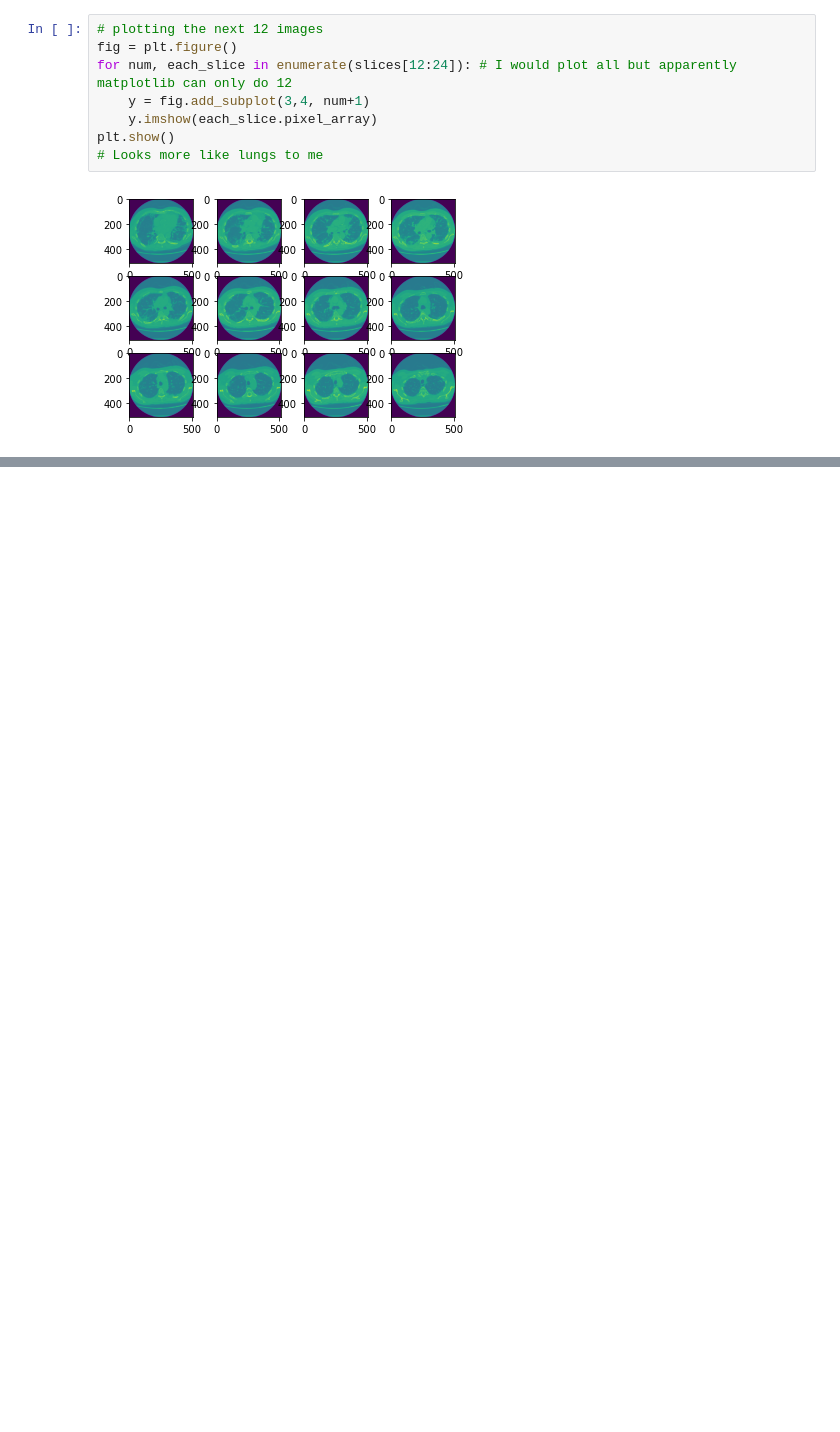
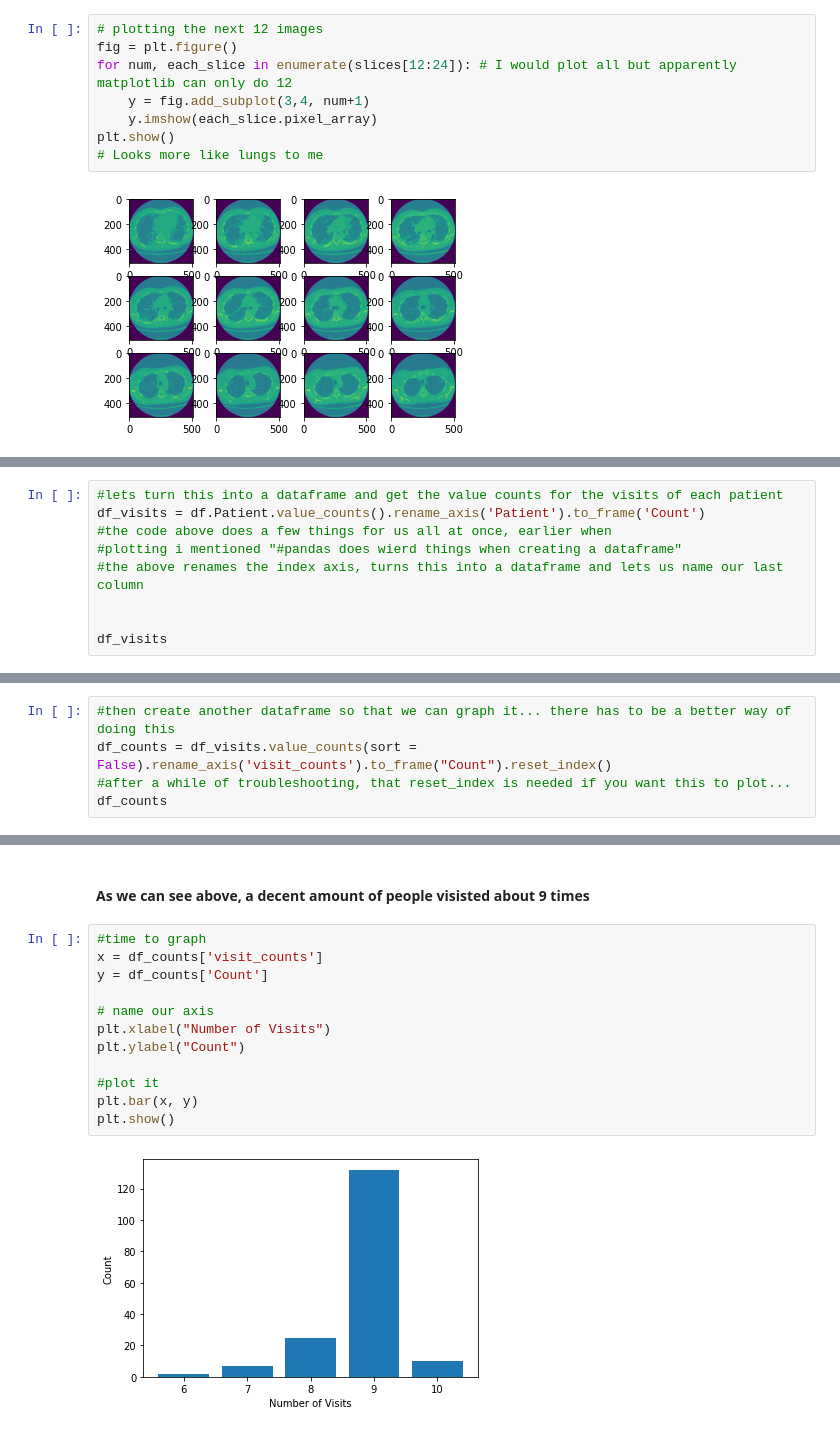
Before and after one commit to tjlogue4/kaggle-OSIC-Pulmonary-Fibrosis-Progression, a Jupyter notebook: Exploration.ipynb, the cells around one changed output, grey strips where cells are left out. Cells and saved outputs as stored; diff of their text form; blank space fills up the shorter version.

```diff
--- a/Exploration.ipynb
+++ b/Exploration.ipynb
@@ -167,0 +377,9 @@ plt.show()
+# %%
+#lets turn this into a dataframe and get the value counts for the visits of each patient
+df_visits = df.Patient.value_counts().rename_axis('Patient').to_frame('Count')
+#the code above does a few things for us all at once, earlier when
+#plotting i mentioned "#pandas does wierd things when creating a dataframe"
+#the above renames the index axis, turns this into a dataframe and lets us name our last column
+
+
+df_visits
@@ -167,0 +401,5 @@ plt.show()
+# %%
+#then create another dataframe so that we can graph it... there has to be a better way of doing this
+df_counts = df_visits.value_counts(sort = False).rename_axis('visit_counts').to_frame("Count").reset_index()
+#after a while of troubleshooting, that reset_index is needed if you want this to plot...
+df_counts
@@ -167,0 +413,16 @@ plt.show()
+# %% [markdown]
+#### As we can see above, a decent amount of people visisted about 9 times
+# %%
+#time to graph
+x = df_counts['visit_counts']
+y = df_counts['Count']
+
+# name our axis
+plt.xlabel("Number of Visits")
+plt.ylabel("Count")
+
+#plot it
+plt.bar(x, y)
+plt.show()
+# %% [output]
+[figure, added]
```
Also changed, not shown: parts of 41 cells of this notebook, 5 other files.
